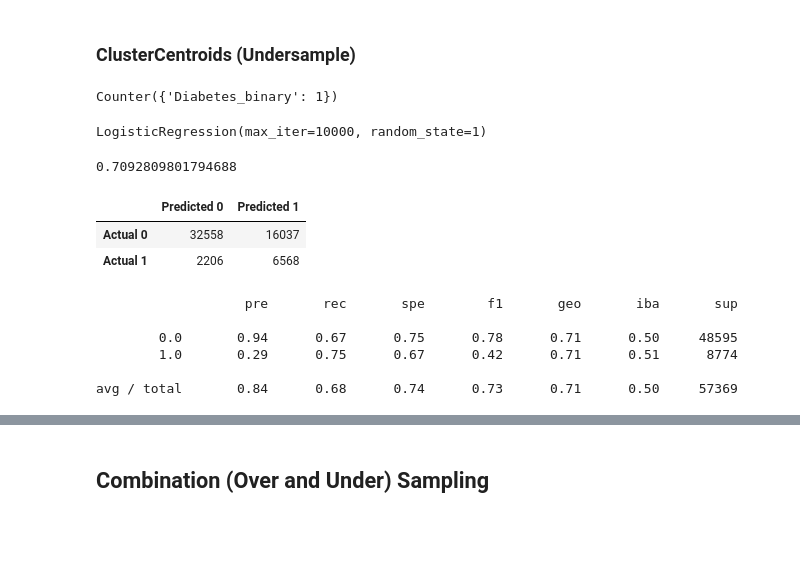
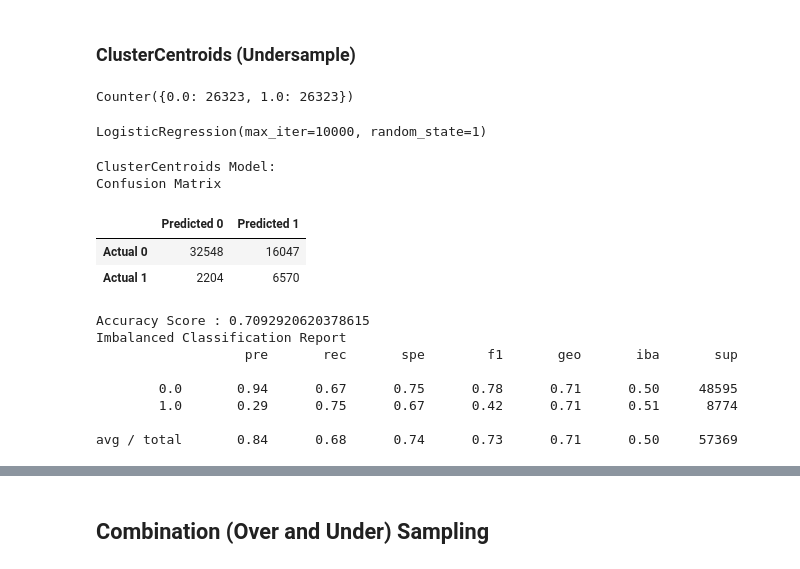
Before and after one commit to wsong1985/Diabetes_Analysis, a Jupyter notebook: Diabetes_Analysis.ipynb, the cells around one changed output, grey strips where cells are left out. Saved outputs shown, nothing was run; the diff lists cells and outputs as text; code cells hidden in the pictures; blank space fills up the shorter version.

```diff
--- a/Diabetes_Analysis.ipynb
+++ b/Diabetes_Analysis.ipynb
@@ -454,44 +404,47 @@ avg / total       0.85      0.72      0.75      0.76      0.73      0.54     573
 from imblearn.under_sampling import ClusterCentroids
 
 cc = ClusterCentroids(random_state = 1)
-X_resampled, y_resampled = cc.fit_resample(X_train, y_train)
+X_resampled, y_resampled = cc.fit_resample(X_train, y_train.values.ravel())
 
 Counter(y_resampled)
 # %% [output]
-Counter({'Diabetes_binary': 1})
+Counter({0.0: 26323, 1.0: 26323})
 # %%
 # Train the Logistic Regression model using the resampled data
 cc_lr_model = LogisticRegression(solver = 'lbfgs', random_state = 1, max_iter = 10000)
-cc_lr_model.fit(X_resampled, y_resampled.values.ravel())
+cc_lr_model.fit(X_resampled, y_resampled)
 # %% [output]
 LogisticRegression(max_iter=10000, random_state=1)
 # %%
 # Calculated the balanced accuracy score
 y_pred = cc_lr_model.predict(X_test)
 acc_score = balanced_accuracy_score(y_test, y_pred)
-acc_score
+
+# Calculating the confusion matrix
+cm = confusion_matrix(y_test, y_pred)
+
+# Create a DataFrame from the confusion matrix.
+cm_df = pd.DataFrame(
+    cm, index=["Actual 0", "Actual 1"], columns=["Predicted 0", "Predicted 1"])
+
+# Displaying results
+print("ClusterCentroids Model:")
+print("Confusion Matrix")
+display(cm_df)
+print(f"Accuracy Score : {acc_score}")
+print("Imbalanced Classification Report")
+print(classification_report_imbalanced(y_test, y_pred))
 # %% [output]
-0.7092809801794688
+ClusterCentroids Model:
+Confusion Matrix
+|  | Predicted 0 | Predicted 1 |
+| Actual 0 | 32548 | 16047 |
+| Actual 1 | 2204 | 6570 |
+Accuracy Score : 0.7092920620378615
+Imbalanced Classification Report
+                   pre       rec       spe        f1       geo       iba       sup
+
+        0.0       0.94      0.67      0.75      0.78      0.71      0.50     48595
+        1.0       0.29      0.75      0.67      0.42      0.71      0.51      8774
+
+avg / total       0.84      0.68      0.74      0.73      0.71      0.50     57369
-# %%
-# Calculating the confusion matrix
-cm = confusion_matrix(y_test, y_pred)
-
-# Create a DataFrame from the confusion matrix.
-cm_df = pd.DataFrame(
-    cm, index=["Actual 0", "Actual 1"], columns=["Predicted 0", "Predicted 1"])
-
-cm_df
-# %% [output]
-|  | Predicted 0 | Predicted 1 |
-| Actual 0 | 32558 | 16037 |
-| Actual 1 | 2206 | 6568 |
-# %%
-# Print the imbalanced classification report
-print(classification_report_imbalanced(y_test, y_pred))
-# %% [output]
-                   pre       rec       spe        f1       geo       iba       sup
-
-        0.0       0.94      0.67      0.75      0.78      0.71      0.50     48595
-        1.0       0.29      0.75      0.67      0.42      0.71      0.51      8774
-
-avg / total       0.84      0.68      0.74      0.73      0.71      0.50     57369
```
Also changed, not shown: parts of 40 cells of this notebook.
